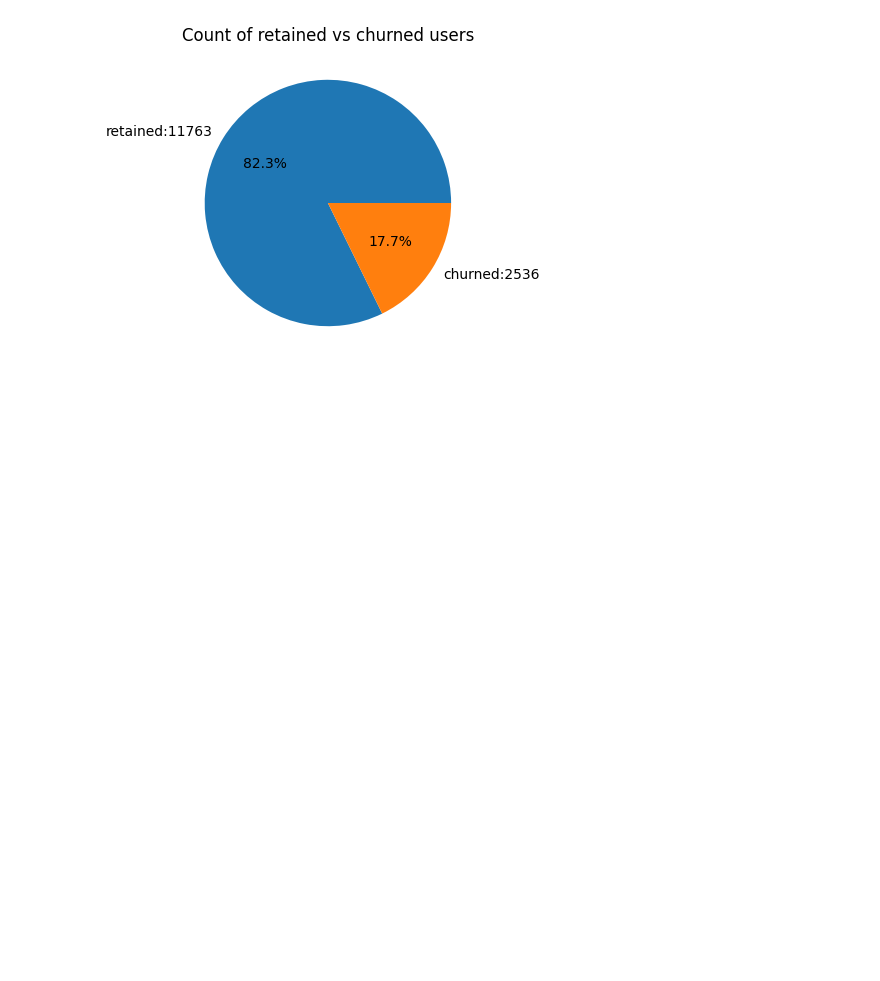
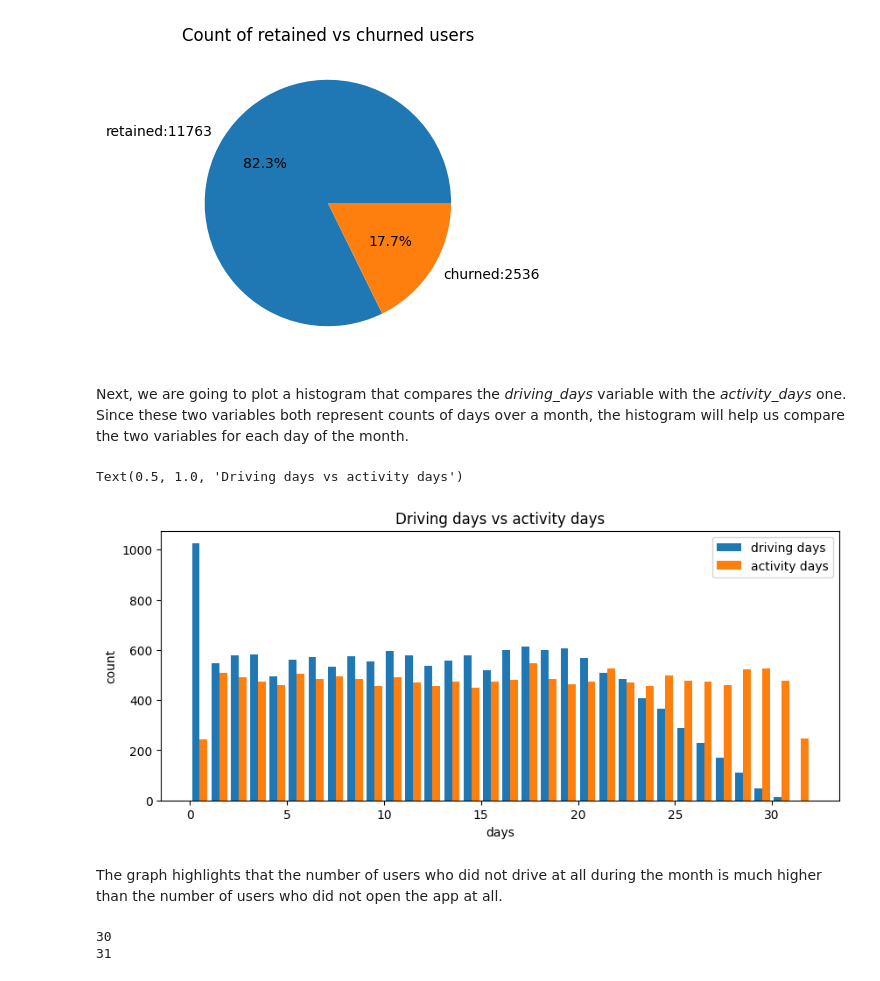
Before and after one commit to martinadelorenzo/waze, a Jupyter notebook: waze_data_visualization.ipynb, the cells around one changed output. Cells and saved outputs as stored; diff of their text form; code cells hidden in the pictures; blank space fills up the shorter version.

Commit message:
data visualization

```diff
--- a/waze_data_visualization.ipynb
+++ b/waze_data_visualization.ipynb
@@ -262,3 +262,28 @@ plt.title("Count of retained vs churned users")
 # %% [output]
 Text(0.5, 1.0, 'Count of retained vs churned users')
 [figure]
+# %% [markdown]
+Next, we are going to plot a histogram that compares the *driving_days* variable with the *activity_days* one. Since these two variables both represent counts of days over a month, the histogram will help us compare the two variables for each day of the month.
+# %%
+plt.figure(figsize=(10,4))
+label=["driving days", "activity days"]
+
+plt.hist([df["driving_days"], df["activity_days"]],
+         bins=range(0,33),
+         label=label)
+
+plt.xlabel("days")
+plt.ylabel("count")
+plt.legend()
+plt.title("Driving days vs activity days")
+# %% [output]
+Text(0.5, 1.0, 'Driving days vs activity days')
+[figure, added]
+# %% [markdown]
+The graph highlights that the number of users who did not drive at all during the month is much higher than the number of users who did not open the app at all.
+# %%
+print(df["driving_days"].max())
+print(df["activity_days"].max())
+# %% [output]
+30
+31
```
Also changed, not shown: parts of 19 cells of this notebook.
